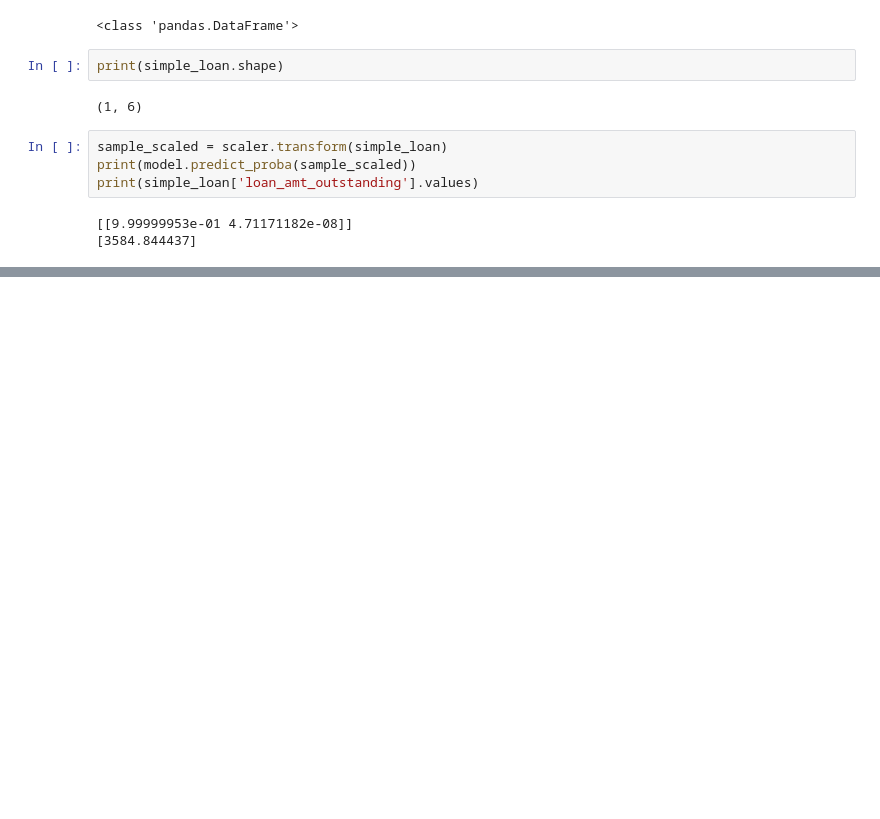
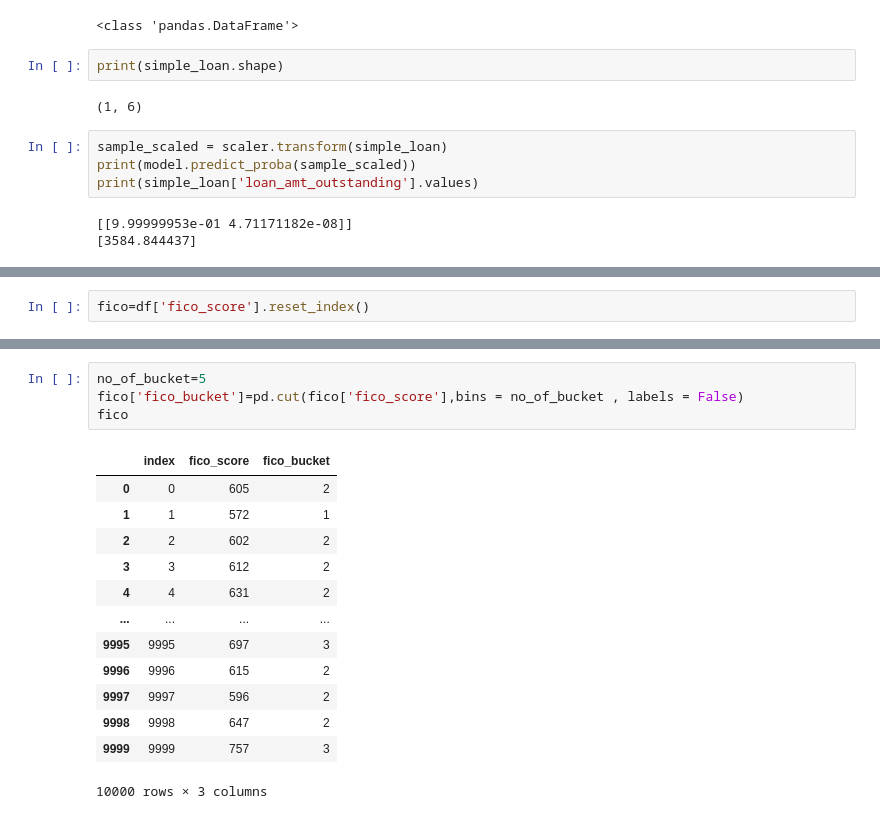
Before and after one commit to Aashish-Parajuli-26/JP_morgan_forage, a Jupyter notebook: Task_Solution/Task_3_Solution/Task_3.ipynb, the cells around one changed output, grey strips where cells are left out. Saved outputs shown, nothing was run; the diff lists cells and outputs as text; blank space fills up the shorter version.

```diff
--- a/Task_Solution/Task_3_Solution/Task_3.ipynb
+++ b/Task_Solution/Task_3_Solution/Task_3.ipynb
@@ -203,0 +213,2 @@ print(simple_loan['loan_amt_outstanding'].values)
+# %%
+fico=df['fico_score'].reset_index()
@@ -203,0 +227,18 @@ print(simple_loan['loan_amt_outstanding'].values)
+# %%
+no_of_bucket=5
+fico['fico_bucket']=pd.cut(fico['fico_score'],bins = no_of_bucket , labels = False)
+fico
+# %% [output]
+|  | index | fico_score | fico_bucket |
+| 0 | 0 | 605 | 2 |
+| 1 | 1 | 572 | 1 |
+| 2 | 2 | 602 | 2 |
+| 3 | 3 | 612 | 2 |
+| 4 | 4 | 631 | 2 |
+| ... | ... | ... | ... |
+| 9995 | 9995 | 697 | 3 |
+| 9996 | 9996 | 615 | 2 |
+| 9997 | 9997 | 596 | 2 |
+| 9998 | 9998 | 647 | 2 |
+| 9999 | 9999 | 757 | 3 |
+10000 rows × 3 columns
```
Also changed, not shown: parts of 18 cells of this notebook, 6 other files.
